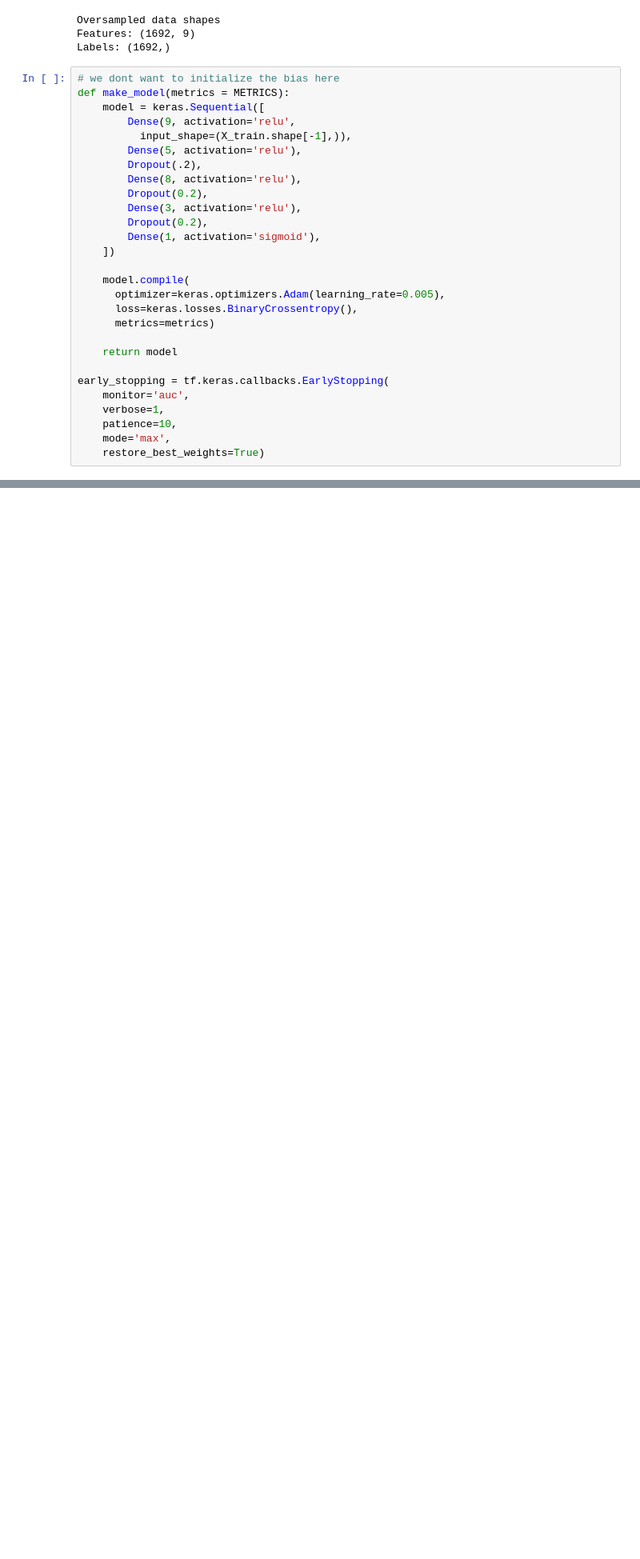
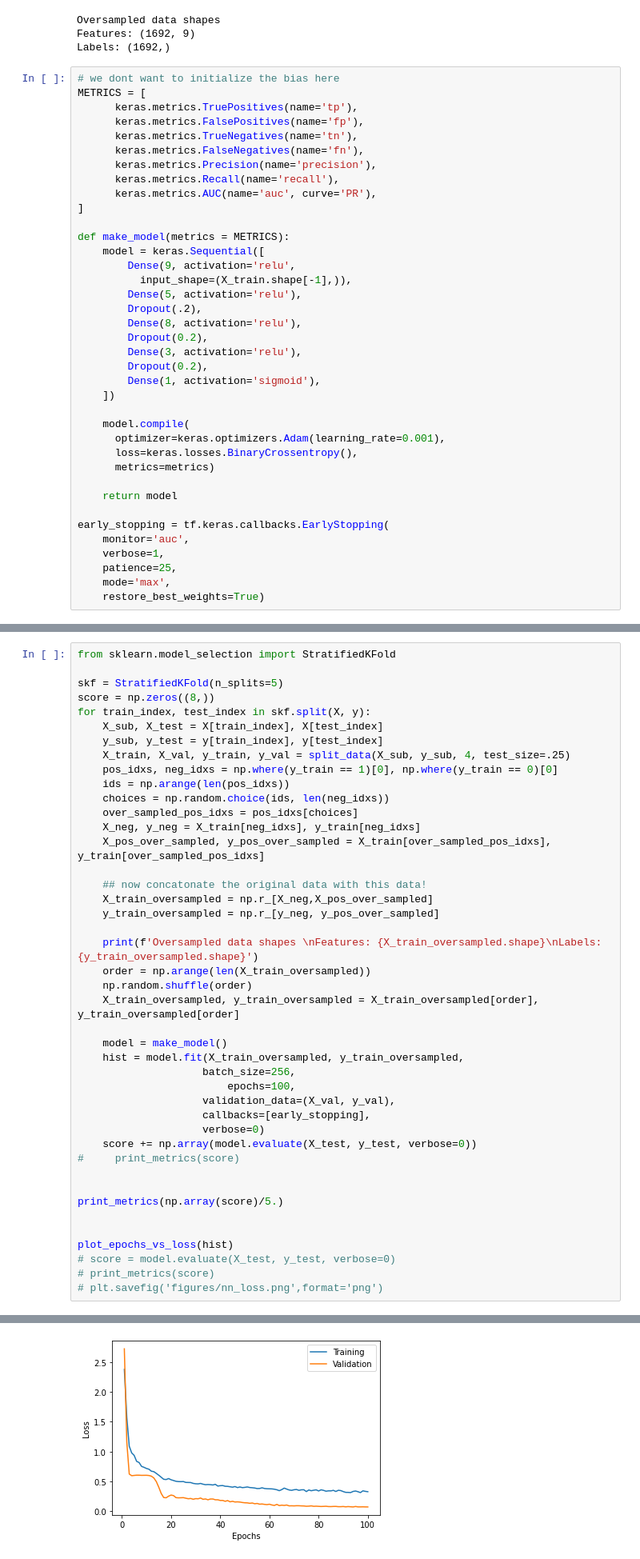
Before and after one commit to timolary/cyanobac-ml, a Jupyter notebook: Cyanobacteria_NueralNetwork.ipynb, the cells around one changed output, grey strips where cells are left out. Shown at 80% size. Drawn from its saved outputs; the diff is of its cells as text; blank space fills up the shorter version.

```diff
--- a/Cyanobacteria_NueralNetwork.ipynb
+++ b/Cyanobacteria_NueralNetwork.ipynb
@@ -319,6 +327,16 @@ Features: (1692, 9)
 Labels: (1692,)
 # %%
 # we dont want to initialize the bias here
+METRICS = [
+      keras.metrics.TruePositives(name='tp'),
+      keras.metrics.FalsePositives(name='fp'),
+      keras.metrics.TrueNegatives(name='tn'),
+      keras.metrics.FalseNegatives(name='fn'),
+      keras.metrics.Precision(name='precision'),
+      keras.metrics.Recall(name='recall'),
+      keras.metrics.AUC(name='auc', curve='PR'),
+]
+
 def make_model(metrics = METRICS):
     model = keras.Sequential([
         Dense(9, activation='relu',
@@ -333,7 +351,7 @@ def make_model(metrics = METRICS):
     ])
 
     model.compile(
-      optimizer=keras.optimizers.Adam(learning_rate=0.005),
+      optimizer=keras.optimizers.Adam(learning_rate=0.001),
       loss=keras.losses.BinaryCrossentropy(),
       metrics=metrics)
 
@@ -342,6 +360,6 @@ def make_model(metrics = METRICS):
 early_stopping = tf.keras.callbacks.EarlyStopping(
     monitor='auc',
     verbose=1,
-    patience=10,
+    patience=25,
     mode='max',
     restore_best_weights=True)
@@ -375,0 +368,44 @@ AUC: 0.29490381479263306
+# %%
+from sklearn.model_selection import StratifiedKFold
+
+skf = StratifiedKFold(n_splits=5)
+score = np.zeros((8,))
+for train_index, test_index in skf.split(X, y):
+    X_sub, X_test = X[train_index], X[test_index]
+    y_sub, y_test = y[train_index], y[test_index]
+    X_train, X_val, y_train, y_val = split_data(X_sub, y_sub, 4, test_size=.25)
+    pos_idxs, neg_idxs = np.where(y_train == 1)[0], np.where(y_train == 0)[0]
+    ids = np.arange(len(pos_idxs))
+    choices = np.random.choice(ids, len(neg_idxs))
+    over_sampled_pos_idxs = pos_idxs[choices]
+    X_neg, y_neg = X_train[neg_idxs], y_train[neg_idxs]
+    X_pos_over_sampled, y_pos_over_sampled = X_train[over_sampled_pos_idxs], y_train[over_sampled_pos_idxs]
+
+    ## now concatonate the original data with this data!
+    X_train_oversampled = np.r_[X_neg,X_pos_over_sampled]
+    y_train_oversampled = np.r_[y_neg, y_pos_over_sampled]
+
+    print(f'Oversampled data shapes \nFeatures: {X_train_oversampled.shape}\nLabels: {y_train_oversampled.shape}')
+    order = np.arange(len(X_train_oversampled))
+    np.random.shuffle(order)
+    X_train_oversampled, y_train_oversampled = X_train_oversampled[order], y_train_oversampled[order]
+
+    model = make_model()
+    hist = model.fit(X_train_oversampled, y_train_oversampled,
+                    batch_size=256,
+                        epochs=100,
+                    validation_data=(X_val, y_val),
+                    callbacks=[early_stopping],
+                    verbose=0)
+    score += np.array(model.evaluate(X_test, y_test, verbose=0))
+#     print_metrics(score)
+
+
+print_metrics(np.array(score)/5.)
+
+
+plot_epochs_vs_loss(hist)
+# score = model.evaluate(X_test, y_test, verbose=0)
+# print_metrics(score)
+# plt.savefig('figures/nn_loss.png',format='png')
+# %% [output]
@@ -376,3 +429,4 @@ AUC: 0.29490381479263306
+[figure, added]
 # %% [markdown]
 # Expanding Window Training
 # %%
```
Also changed, not shown: parts of 7 cells of this notebook, 1 other file.
